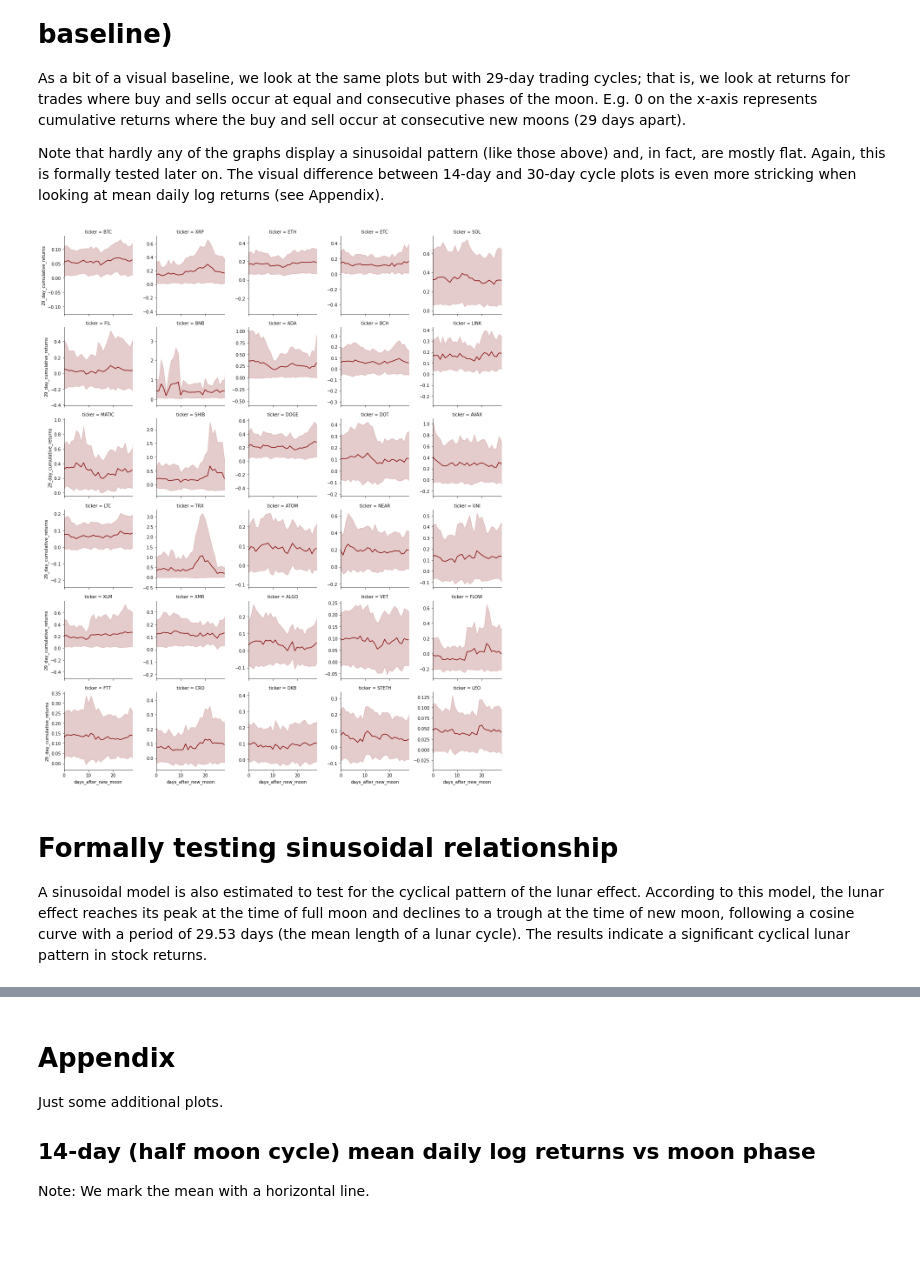
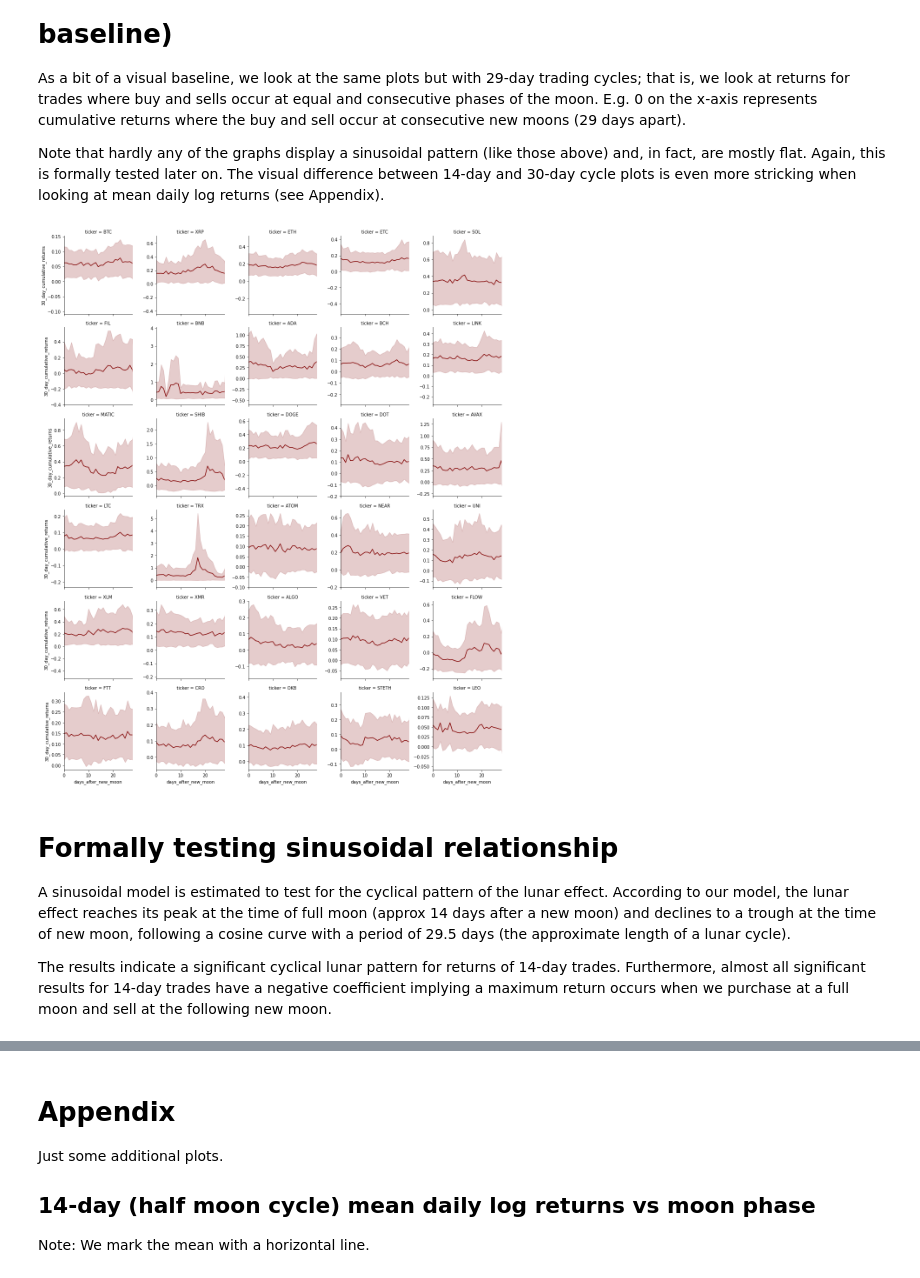
Before and after one commit to astrace/notebooks, a Jupyter notebook: moon_cycle/Lunar Phases and Cryptocurrency Returns.ipynb, the cells around one changed output, grey strips where cells are left out. Drawn from its saved outputs; the diff is of its cells as text; code cells hidden in the pictures; blank space fills up the shorter version.

```diff
--- a/moon_cycle/Lunar Phases and Cryptocurrency Returns.ipynb
+++ b/moon_cycle/Lunar Phases and Cryptocurrency Returns.ipynb
@@ -257,16 +249,14 @@ As a bit of a visual baseline, we look at the same plots but with 29-day trading
 Note that hardly any of the graphs display a sinusoidal pattern (like those above) and, in fact, are mostly flat. Again, this is formally tested later on. The visual difference between 14-day and 30-day cycle plots is even more stricking when looking at mean daily log returns (see Appendix).
 # %%
 g = sns.FacetGrid(DF_MAIN, col="ticker", col_wrap=5, height=3, aspect=1, xlim=(0, 28), sharey=False)
-g.map(sns.lineplot, "days_after_new_moon", "29_day_cumulative_returns", color='maroon');
+g.map(sns.lineplot, "days_after_new_moon", "30_day_cumulative_returns", color='maroon');
 # %% [output]
-[figure, old version]
+[figure, new version]
 # %% [markdown]
 # Formally testing sinusoidal relationship
-A sinusoidal model is also estimated to test for the cyclical pattern of the lunar effect.
-According to this model, the lunar effect reaches its peak at the time of full moon and declines to
-a trough at the time of new moon, following a cosine curve with a period of 29.53 days (the
-mean length of a lunar cycle). The results indicate a significant cyclical lunar pattern in stock
-    returns.
+A sinusoidal model is estimated to test for the cyclical pattern of the lunar effect. According to our model, the lunar effect reaches its peak at the time of full moon (approx 14 days after a new moon) and declines to a trough at the time of new moon, following a cosine curve with a period of 29.5 days (the approximate length of a lunar cycle).
+
+The results indicate a significant cyclical lunar pattern for returns of 14-day trades. Furthermore, almost all significant results for 14-day trades have a negative coefficient implying a maximum return occurs when we purchase at a full moon and sell at the following new moon.
 # %%
 def _run_experiment(df):
     result = []
```
Also changed, not shown: parts of 7 cells of this notebook.
